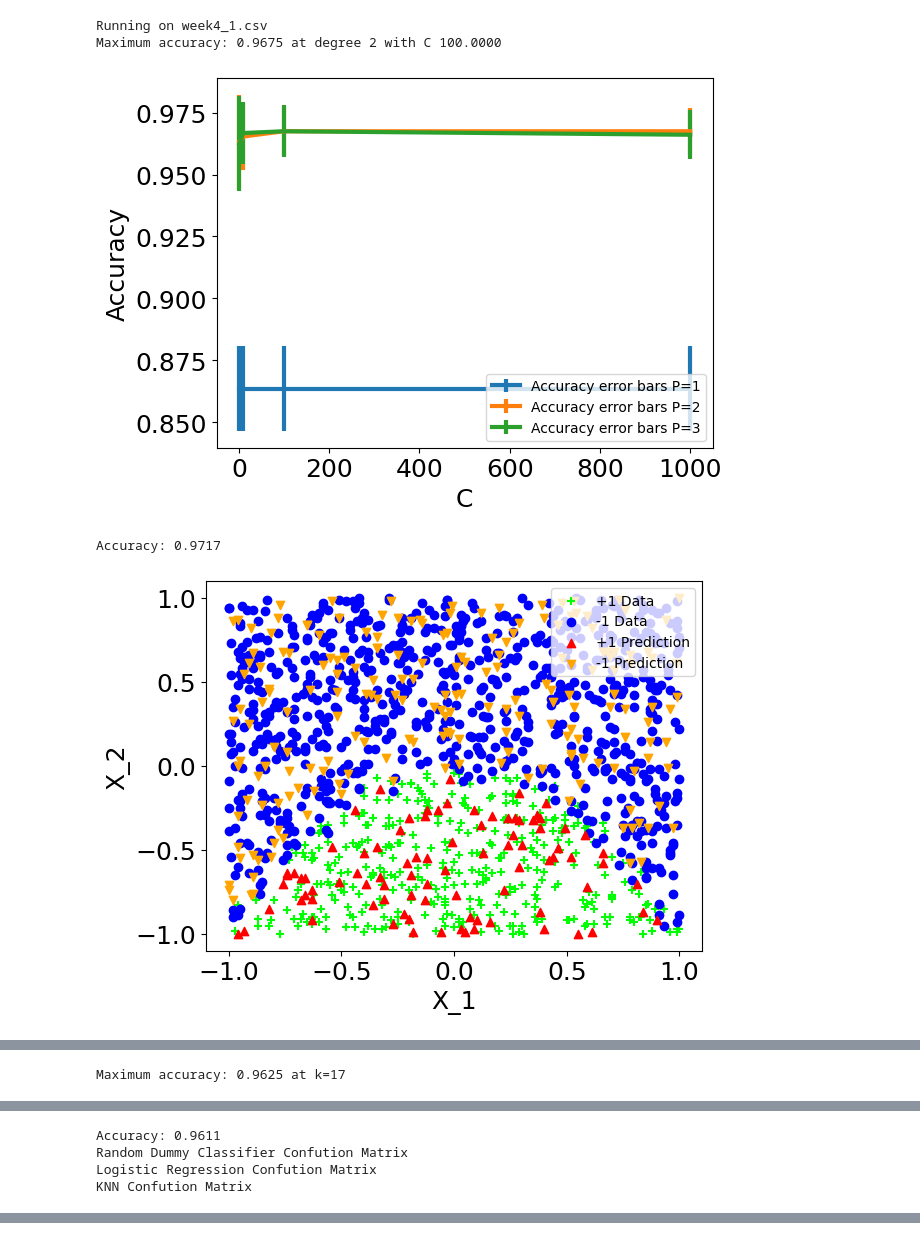
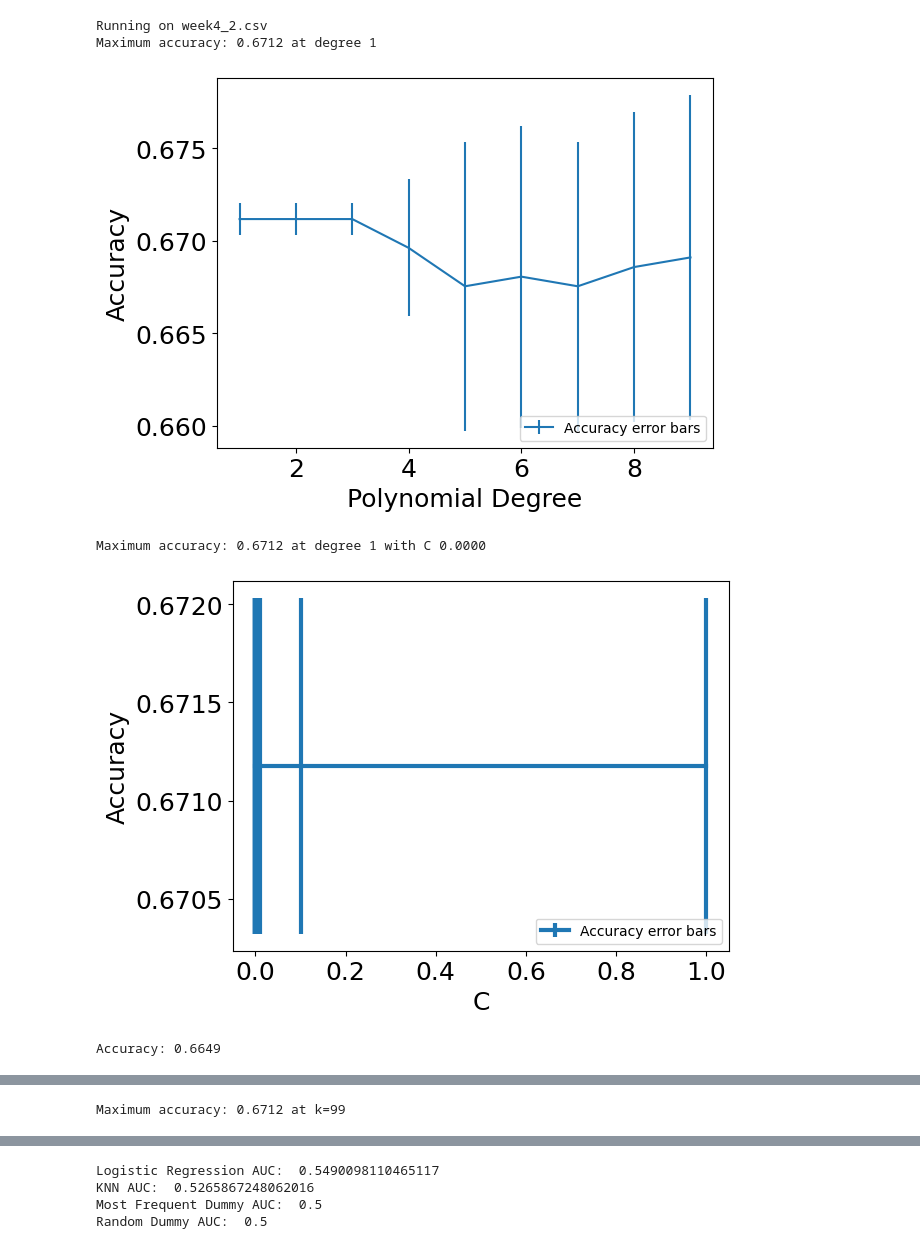
Before and after one commit to theoyjy/TCDNotes, a Jupyter notebook: Machine Learning/Weekly Assignments/week4/code.ipynb, the cells around one changed output, grey strips where cells are left out. Drawn from its saved outputs; the diff is of its cells as text; code cells hidden in the pictures.

```diff
--- a/Machine Learning/Weekly Assignments/week4/code.ipynb
+++ b/Machine Learning/Weekly Assignments/week4/code.ipynb
@@ -193,26 +229,30 @@ def DrawROCCurve(x, y, x_poly_test, y_poly_test, best_logistic, best_kNN, most_f
     print("Most Frequent Dummy AUC: ", roc_auc_score(y_test, most_frequent_dummy.predict_proba(x_test)[:,1]))
     print("Random Dummy AUC: ", roc_auc_score(y_test, random_dummy.predict_proba(x_test)[:,1]))
 # %%
+# (i) data set week4_1.csv
 print("Running on week4_1.csv:")
 x, y = load_data('week4_1.csv')
 
-# plt.scatter(x[y == 1][:, 0],  x[y == 1][:, 1],  color='#00ff00', marker='+', label='+1 Data')
-# plt.scatter(x[y == -1][:, 0], x[y == -1][:, 1], color='#0000fd', marker='o', label='-1 Data')
-# plt.xlabel('X_1'); plt.ylabel('X_2')
-# plt.legend(loc='upper right', fontsize = 15)
-# plt.show()
+plt.scatter(x[y == 1][:, 0],  x[y == 1][:, 1],  color='#00ff00', marker='+', label='+1 Data')
+plt.scatter(x[y == -1][:, 0], x[y == -1][:, 1], color='#0000fd', marker='o', label='-1 Data')
+plt.xlabel('X_1'); plt.ylabel('X_2')
+plt.legend(loc='upper right', fontsize = 15)
+plt.show()
 
-# try polynomial degree from 1 to 9 and penalty from 1 to 10^4
-# best_degree, best_penalty = FindBestParams(x, y, range(1, 5), np.logspace(0, 10, 10, base=2))
+# try polynomial degree from 1 to 9
+best_degree = FindBestPolyDegree(x, y, range(1, 16))
 
-# try polynomial degree from 1 to 9 and penalty from 1 to 10^4
-best_degree, best_penalty = FindBestParams(x, y, range(2, 4), np.logspace(6, 7, 20, base=2))
+# try C of penalty from 1 to 1000
+best_penalty = FindBestC(x, y, best_degree, np.logspace(0, 10, 10, base=2))
+
+# try C of penalty from 1 to 1000
+best_penalty = FindBestC(x, y, best_degree, np.logspace(5, 7, 20, base=2))
 
 best_logistic, y_best_logistic_pred, x_poly_test, y_poly_test = DrawBestLogisticPredictions(x, y, best_degree, best_penalty)
 
 best_k = FindBestKForKNN(x, y, range(1, 30))
 best_kNN, y_best_kNN_pred = DrawBestKNNPrediction(x, y, best_k)
 most_frequent_dummy, random_dummy = ConfutionMatrix(x, y, y_best_logistic_pred, y_best_kNN_pred)
-# DrawROCCurve(x, y, x_poly_test, y_poly_test, best_logistic, best_kNN, most_frequent_dummy, random_dummy)
+DrawROCCurve(x, y, x_poly_test, y_poly_test, best_logistic, best_kNN, most_frequent_dummy, random_dummy)
 # %% [output]
 Running on week4_1.csv:
@@ -231,22 +271,24 @@ KNN Confution Matrix
 # %%
 def RunWholeQuestionOnOneDataSet(path, p_range, c_range, k_range):
     print(f"Running on {path}")
     x, y = load_data(path)
-    best_degree, best_penalty = FindBestParams(x, y, p_range, c_range)
+    best_degree = FindBestPolyDegree(x, y, p_range)
+    best_penalty = FindBestC(x, y, best_degree, c_range)
     best_logistic, y_best_logistic_pred, x_poly_test, y_poly_test = DrawBestLogisticPredictions(x, y, best_degree, best_penalty)
     best_k = FindBestKForKNN(x, y, k_range)
     best_kNN, y_best_kNN_pred = DrawBestKNNPrediction(x, y, best_k)
     most_frequent_dummy, random_dummy = ConfutionMatrix(x, y, y_best_logistic_pred, y_best_kNN_pred)
     DrawROCCurve(x, y, x_poly_test, y_poly_test, best_logistic, best_kNN, most_frequent_dummy, random_dummy)
 
 
 # (i)
-RunWholeQuestionOnOneDataSet('week4_1.csv', range(1, 4), [1,10,100, 1000], range(1, 30))
+# RunWholeQuestionOnOneDataSet('week4_1.csv', range(1, 4), [1,10,100, 1000], range(1, 30))
 # (ii)
-# RunWholeQuestionOnOneDataSet('week4_2.csv', range(1, 10), np.logspace(-10, 0, 11, base=10), range(80, 110))
+RunWholeQuestionOnOneDataSet('week4_2.csv', range(1, 10), np.logspace(-10, 0, 11, base=10), range(80, 110))
 # %% [output]
-Running on week4_1.csv
-Maximum accuracy: 0.9675 at degree 2 with C 100.0000
+Running on week4_2.csv
+Maximum accuracy: 0.6712 at degree 1
-[figure, old version]
+[figure, new version]
-Accuracy: 0.9717
+Maximum accuracy: 0.6712 at degree 1 with C 0.0000
-[figure, old version]
+[figure, new version]
+Accuracy: 0.6649
@@ -254 +295,0 @@ Accuracy: 0.9717
-Maximum accuracy: 0.9625 at k=17
@@ -256,4 +297 @@ Maximum accuracy: 0.9625 at k=17
-Accuracy: 0.9611
-Random Dummy Classifier Confution Matrix
-Logistic Regression Confution Matrix
-KNN Confution Matrix
+Maximum accuracy: 0.6712 at k=99
@@ -265,0 +318,4 @@ Random Dummy AUC:  0.5
+Logistic Regression AUC:  0.5490098110465117
+KNN AUC:  0.5265867248062016
+Most Frequent Dummy AUC:  0.5
+Random Dummy AUC:  0.5
```
Also changed, not shown: parts of 3 cells of this notebook, 16 other files.
